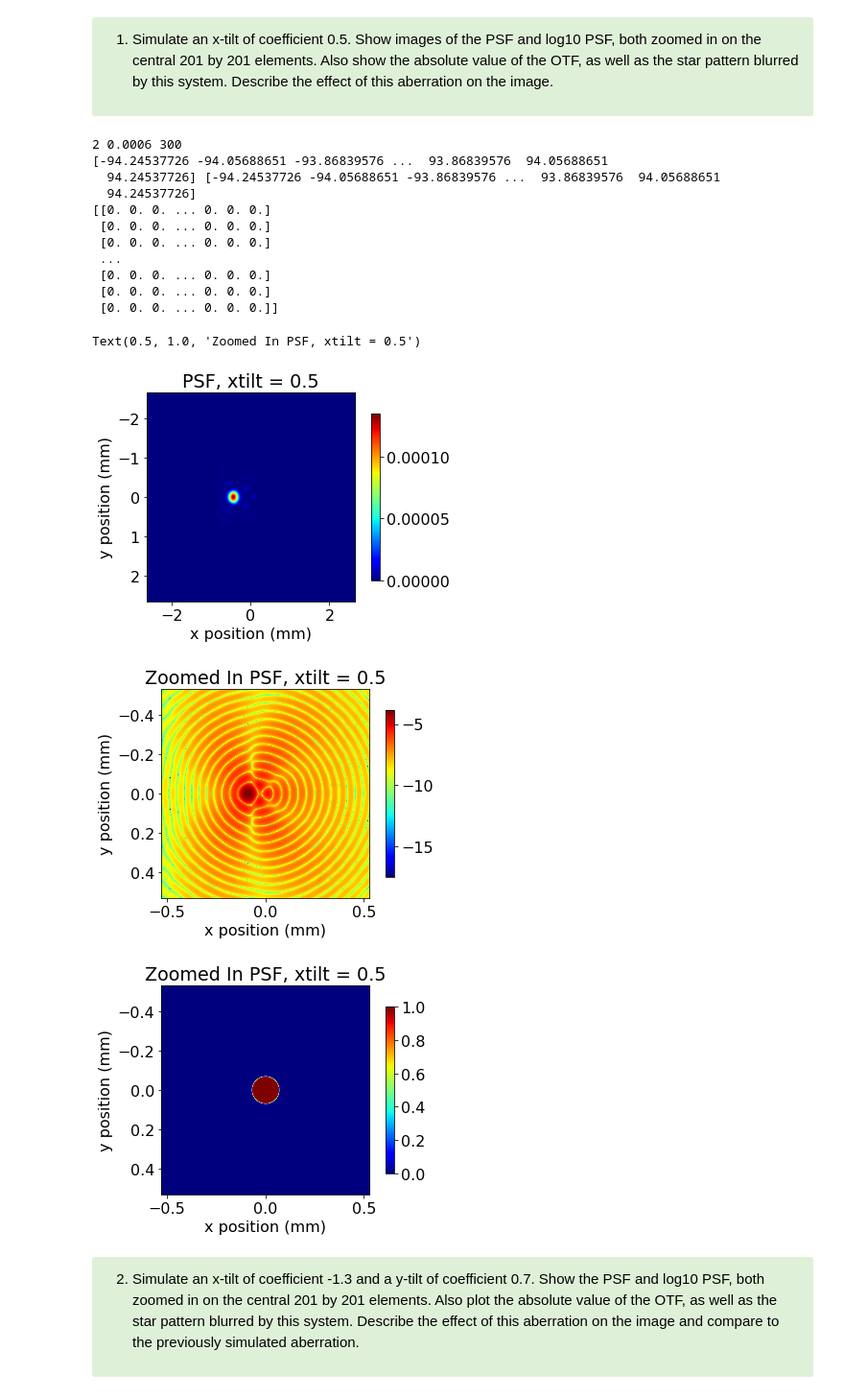
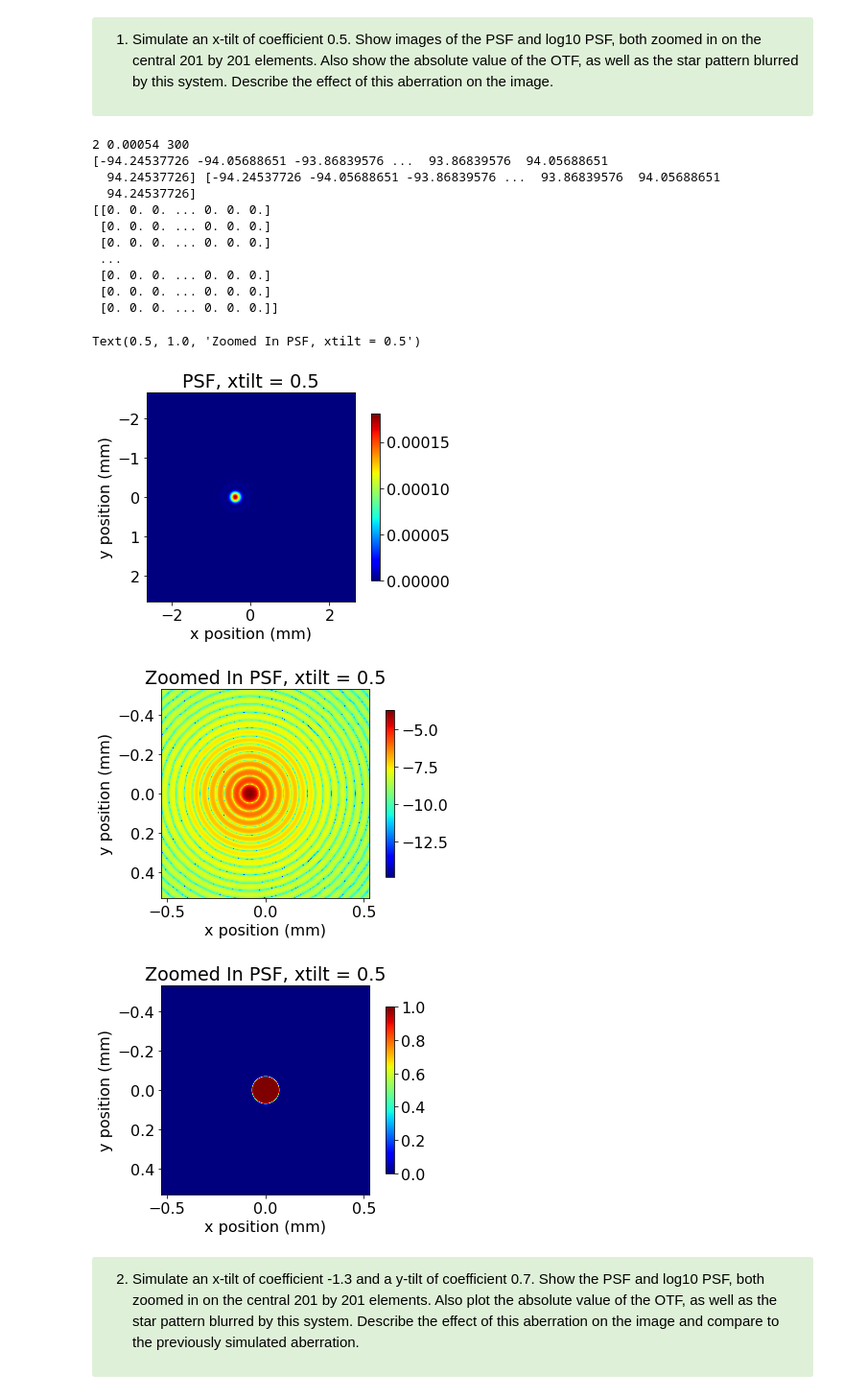
Before and after one commit to dishamishra/Labs_Imager, a Jupyter notebook: Lab4 Part1 (Clean).ipynb, the cells around one changed output. Shown at 96% size. Saved outputs shown, nothing was run; the diff lists cells and outputs as text; code cells hidden in the pictures.

```diff
--- a/Lab4 Part1 (Clean).ipynb
+++ b/Lab4 Part1 (Clean).ipynb
@@ -270,6 +270,12 @@ Now let’s simulate several aberrations and see how they affect the image. <u>F
 </font>
 </div>
 # %%
+lambd = 540e-6 # conversion to mm
+zi = 300
+r = 2
+FX, FY = np.meshgrid(-lambd*zi*fx, -lambd*zi*fy)
+green_H = (FX**2 + FY**2) < r**2
+
 coefs = [0.5]
 mode_indices = [2]
 z_sum = zernike(-lambd*zi*fx/r, -lambd*zi*fy/r, mode_indices, coefs)
@@ -283,36 +289,36 @@ p=plt.imshow(PSF[400:601,400:601], cmap='jet', extent = [-lim, lim, lim, -lim])
 plt.colorbar(p, shrink=0.8)
 plt.xlabel("x position (mm)")
 plt.ylabel("y position (mm)")
 plt.title("PSF, xtilt = 0.5")
 
 plt.figure()
 p=plt.imshow(np.log10(PSF[400:601,400:601]), cmap='jet', extent = [x[400], x[600], y[600], y[400]])
 plt.colorbar(p, shrink=0.8)
 plt.xlabel("x position (mm)")
 plt.ylabel("y position (mm)")
 plt.title("Zoomed In PSF, xtilt = 0.5")
 
 plt.figure()
 p=plt.imshow(green_H, cmap='jet',  extent = [x[400], x[600], y[600], y[400]])
 plt.colorbar(p, shrink=0.8)
 plt.xlabel("x position (mm)")
 plt.ylabel("y position (mm)")
 plt.title("Zoomed In PSF, xtilt = 0.5")
 # %% [output]
-2 0.0006 300
+2 0.00054 300
 [-94.24537726 -94.05688651 -93.86839576 ...  93.86839576  94.05688651
   94.24537726] [-94.24537726 -94.05688651 -93.86839576 ...  93.86839576  94.05688651
   94.24537726]
 [[0. 0. 0. ... 0. 0. 0.]
  [0. 0. 0. ... 0. 0. 0.]
  [0. 0. 0. ... 0. 0. 0.]
  ...
  [0. 0. 0. ... 0. 0. 0.]
  [0. 0. 0. ... 0. 0. 0.]
  [0. 0. 0. ... 0. 0. 0.]]
 Text(0.5, 1.0, 'Zoomed In PSF, xtilt = 0.5')
-[figure, old version]
+[figure, new version]
-[figure, old version]
+[figure, new version]
 [figure]
 # %% [markdown]
 <div class="alert alert-block alert-success">
```
